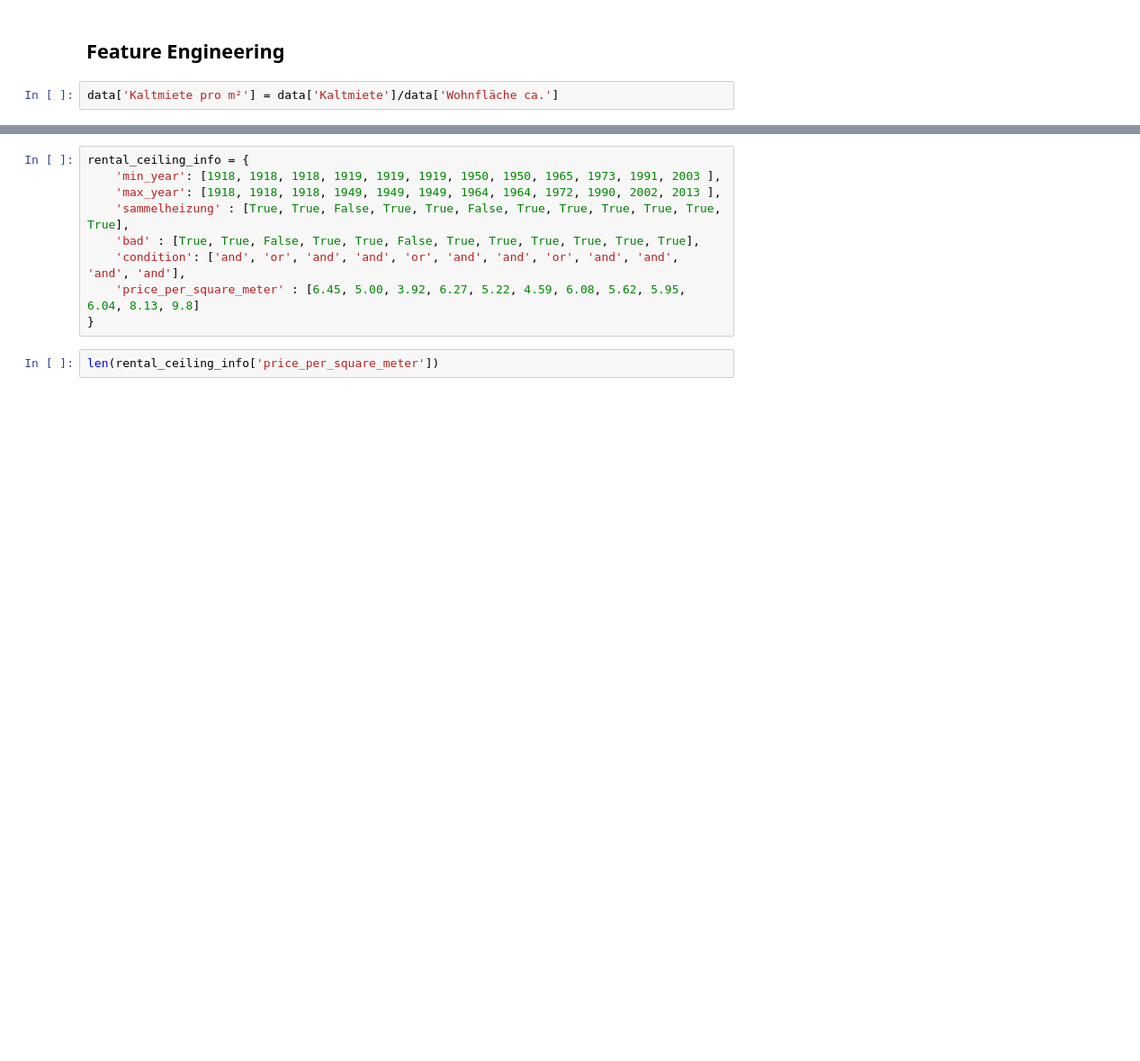
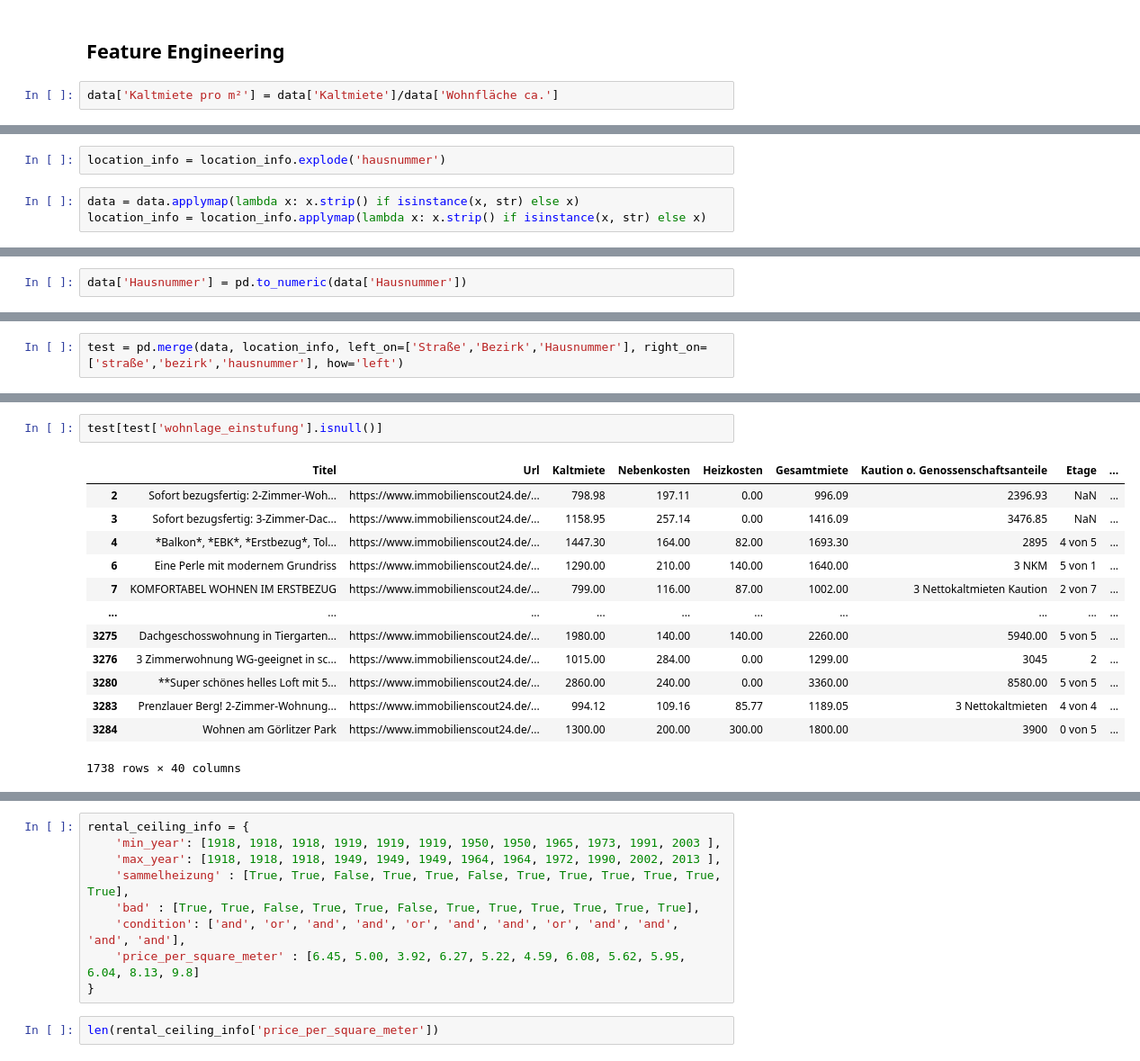
Before and after one commit to feliche93/berlin_rental_prices, a Jupyter notebook: berlin_rental_prices/berlin_rental_prices/data_analysis.ipynb, the cells around one changed output, grey strips where cells are left out. Shown: that part at 90% size. Drawn from its saved outputs; the diff is of its cells as text; blank space fills up the shorter version.

```diff
--- a/berlin_rental_prices/berlin_rental_prices/data_analysis.ipynb
+++ b/berlin_rental_prices/berlin_rental_prices/data_analysis.ipynb
@@ -147,0 +328,5 @@ data['Kaltmiete pro m²'] = data['Kaltmiete']/data['Wohnfläche ca.']
+# %%
+location_info = location_info.explode('hausnummer')
+# %%
+data = data.applymap(lambda x: x.strip() if isinstance(x, str) else x)
+location_info = location_info.applymap(lambda x: x.strip() if isinstance(x, str) else x)
@@ -147,0 +335,2 @@ data['Kaltmiete pro m²'] = data['Kaltmiete']/data['Wohnfläche ca.']
+# %%
+data['Hausnummer'] = pd.to_numeric(data['Hausnummer'])
@@ -147,0 +365,2 @@ data['Kaltmiete pro m²'] = data['Kaltmiete']/data['Wohnfläche ca.']
+# %%
+test = pd.merge(data, location_info, left_on=['Straße','Bezirk','Hausnummer'], right_on=['straße','bezirk','hausnummer'], how='left')
@@ -148,3 +383,19 @@ data['Kaltmiete pro m²'] = data['Kaltmiete']/data['Wohnfläche ca.']
+# %%
+test[test['wohnlage_einstufung'].isnull()]
+# %% [output]
+|  | Titel | Url | Kaltmiete | Nebenkosten | Heizkosten | Gesamtmiete | Kaution o. Genossenschaftsanteile | Etage | ... |
+| 2 | Sofort bezugsfertig: 2-Zimmer-Woh... | https://www.immobilienscout24.de/... | 798.98 | 197.11 | 0.00 | 996.09 | 2396.93 | NaN | ... |
+| 3 | Sofort bezugsfertig: 3-Zimmer-Dac... | https://www.immobilienscout24.de/... | 1158.95 | 257.14 | 0.00 | 1416.09 | 3476.85 | NaN | ... |
+| 4 | *Balkon*, *EBK*, *Erstbezug*, Tol... | https://www.immobilienscout24.de/... | 1447.30 | 164.00 | 82.00 | 1693.30 | 2895 | 4 von 5 | ... |
+| 6 | Eine Perle mit modernem Grundriss | https://www.immobilienscout24.de/... | 1290.00 | 210.00 | 140.00 | 1640.00 | 3 NKM | 5 von 1 | ... |
+| 7 | KOMFORTABEL WOHNEN IM ERSTBEZUG | https://www.immobilienscout24.de/... | 799.00 | 116.00 | 87.00 | 1002.00 | 3 Nettokaltmieten Kaution | 2 von 7 | ... |
+| ... | ... | ... | ... | ... | ... | ... | ... | ... | ... |
+| 3275 | Dachgeschosswohnung in Tiergarten... | https://www.immobilienscout24.de/... | 1980.00 | 140.00 | 140.00 | 2260.00 | 5940.00 | 5 von 5 | ... |
+| 3276 | 3 Zimmerwohnung WG-geeignet in sc... | https://www.immobilienscout24.de/... | 1015.00 | 284.00 | 0.00 | 1299.00 | 3045 | 2 | ... |
+| 3280 | **Super schönes helles Loft mit 5... | https://www.immobilienscout24.de/... | 2860.00 | 240.00 | 0.00 | 3360.00 | 8580.00 | 5 von 5 | ... |
+| 3283 | Prenzlauer Berg! 2-Zimmer-Wohnung... | https://www.immobilienscout24.de/... | 994.12 | 109.16 | 85.77 | 1189.05 | 3 Nettokaltmieten | 4 von 4 | ... |
+| 3284 | Wohnen am Görlitzer Park | https://www.immobilienscout24.de/... | 1300.00 | 200.00 | 300.00 | 1800.00 | 3900 | 0 von 5 | ... |
+1738 rows × 40 columns
 # %%
 """
 Erstmalige Bezugsfertigkeit der Wohnung und Ausstattung	Mietpreis pro Quadratmeter
```
Also changed, not shown: parts of 34 cells of this notebook, 8 other files.
